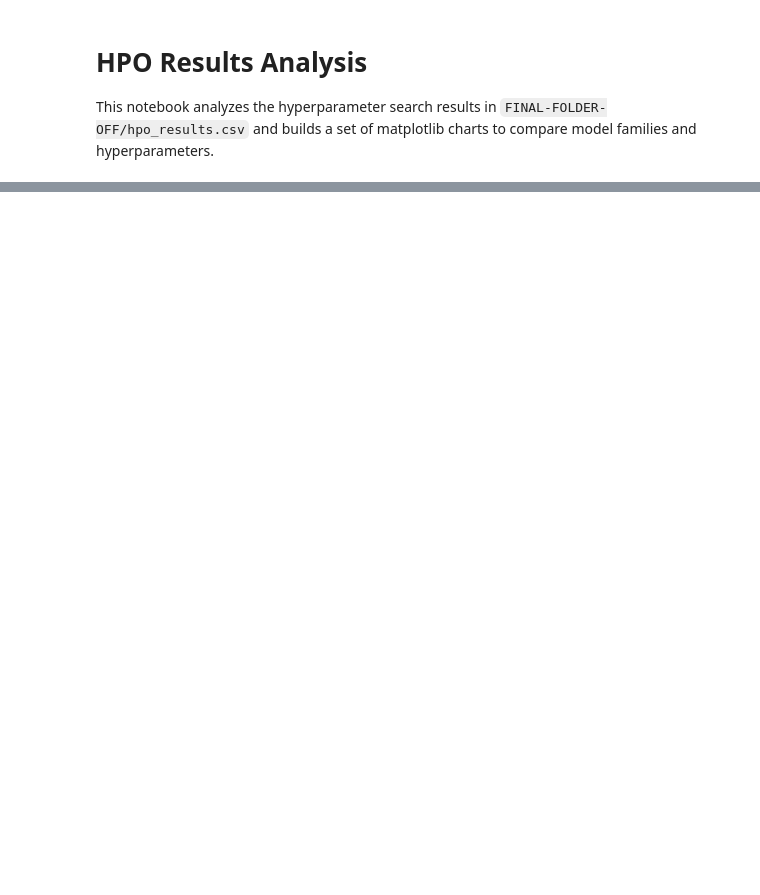
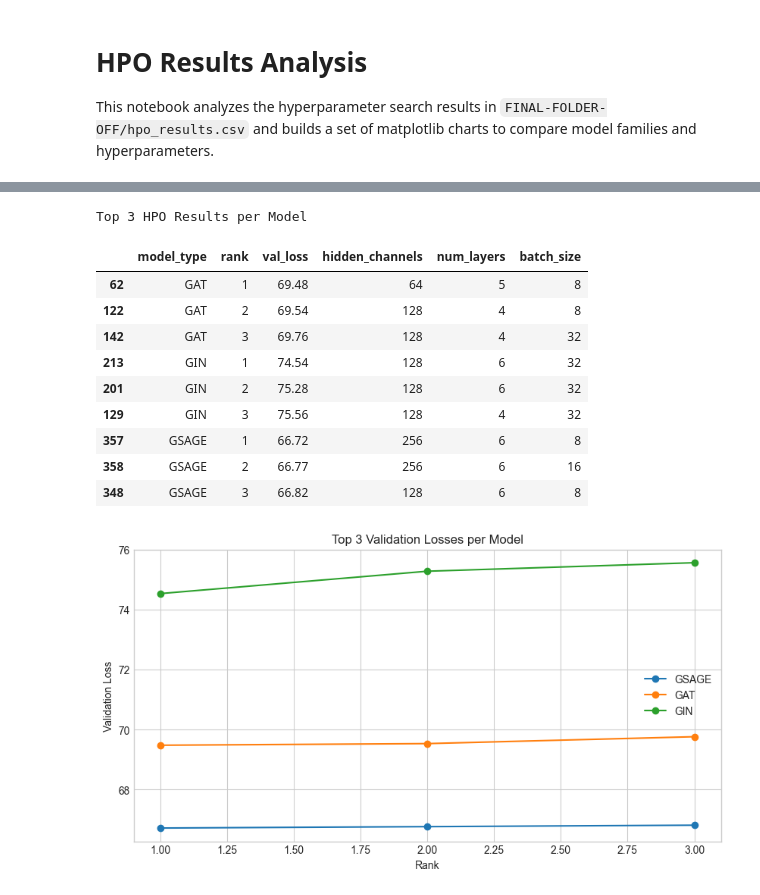
Before and after one commit to olliglorioso/ML4CO_workspace, a Jupyter notebook: starting_kit/analysis.ipynb, the cells around one changed output, grey strips where cells are left out. Cells and saved outputs as stored; diff of their text form; code cells hidden in the pictures; blank space fills up the shorter version.

```diff
--- a/starting_kit/analysis.ipynb
+++ b/starting_kit/analysis.ipynb
@@ -284,0 +348,79 @@ plt.show()
+# %%
+import pandas as pd
+import matplotlib.pyplot as plt
+
+# Create dataframe
+df = pd.DataFrame(rows)
+
+# Get top 3 per model
+top_per_model = (
+    df.sort_values('val_loss')
+      .groupby('model_type')
+      .head(3)
+      .copy()
+)
+
+# Rank inside each model
+top_per_model['rank'] = (
+    top_per_model.groupby('model_type')['val_loss']
+                 .rank(method='first')
+                 .astype(int)
+)
+
+# Pretty display
+display_columns = [
+    'model_type',
+    'rank',
+    'val_loss',
+    'hidden_channels',
+    'num_layers',
+    'batch_size',
+]
+
+styled = (
+    top_per_model[display_columns]
+    .sort_values(['model_type', 'rank'])
+    .style
+    .background_gradient(subset=['val_loss'], cmap='RdYlGn_r')
+    .format({
+        'val_loss': '{:.2f}',
+        'lr': '{:.1e}',
+        'dropout': '{:.2f}',
+    })
+    .set_caption('Top 3 HPO Results per Model')
+)
+
+display(styled)
+
+# ---- Visualization ----
+
+fig, ax = plt.subplots(figsize=(10, 5))
+
+for model_type in top_per_model['model_type'].unique():
+    subset = top_per_model[top_per_model['model_type'] == model_type]
+
+    ax.plot(
+        subset['rank'],
+        subset['val_loss'],
+        marker='o',
+        label=model_type
+    )
+
+ax.set_xlabel('Rank')
+ax.set_ylabel('Validation Loss')
+ax.set_title('Top 3 Validation Losses per Model')
+ax.legend()
+plt.show()
+# %% [output]
+Top 3 HPO Results per Model
+|  | model_type | rank | val_loss | hidden_channels | num_layers | batch_size |
+| 62 | GAT | 1 | 69.48 | 64 | 5 | 8 |
+| 122 | GAT | 2 | 69.54 | 128 | 4 | 8 |
+| 142 | GAT | 3 | 69.76 | 128 | 4 | 32 |
+| 213 | GIN | 1 | 74.54 | 128 | 6 | 32 |
+| 201 | GIN | 2 | 75.28 | 128 | 6 | 32 |
+| 129 | GIN | 3 | 75.56 | 128 | 4 | 32 |
+| 357 | GSAGE | 1 | 66.72 | 256 | 6 | 8 |
+| 358 | GSAGE | 2 | 66.77 | 256 | 6 | 16 |
+| 348 | GSAGE | 3 | 66.82 | 128 | 6 | 8 |
+[figure, added]
```
Also changed, not shown: parts of 8 cells of this notebook, 3 other files.
